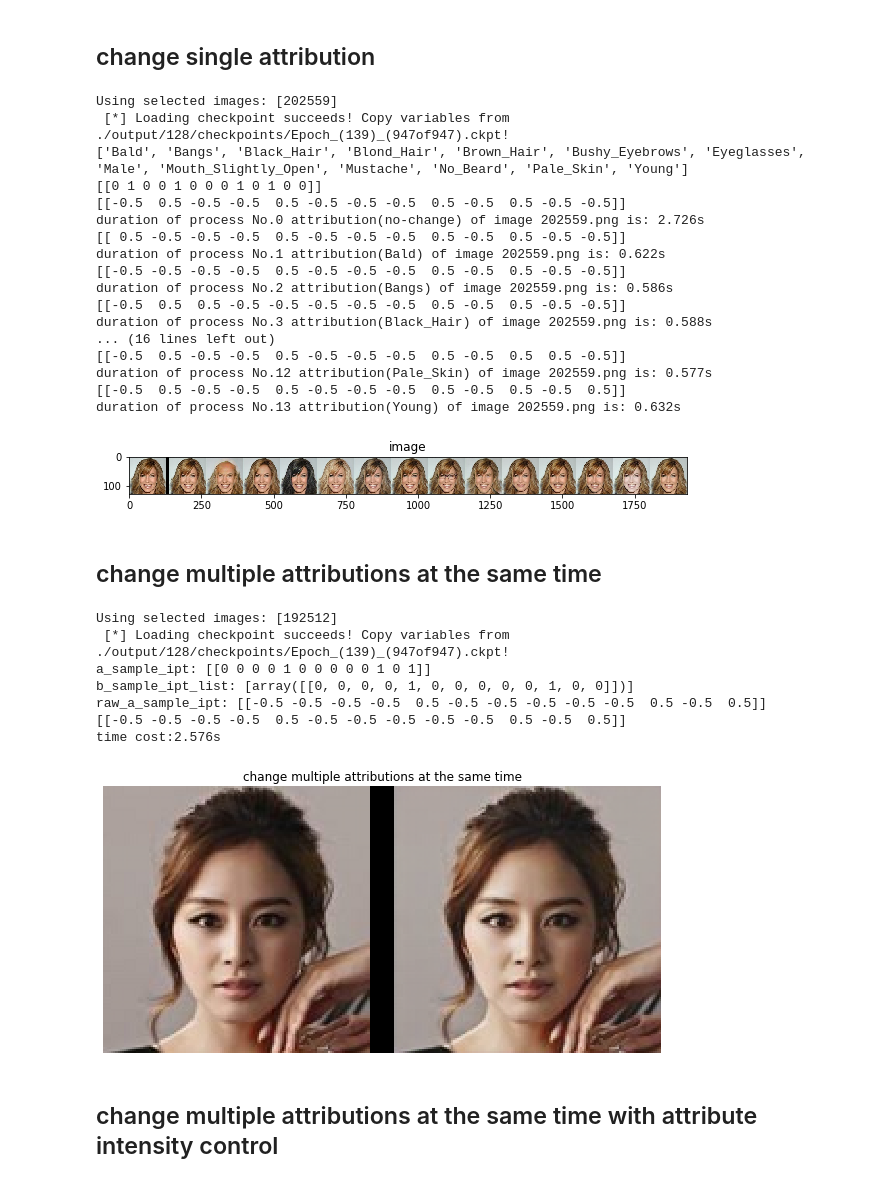
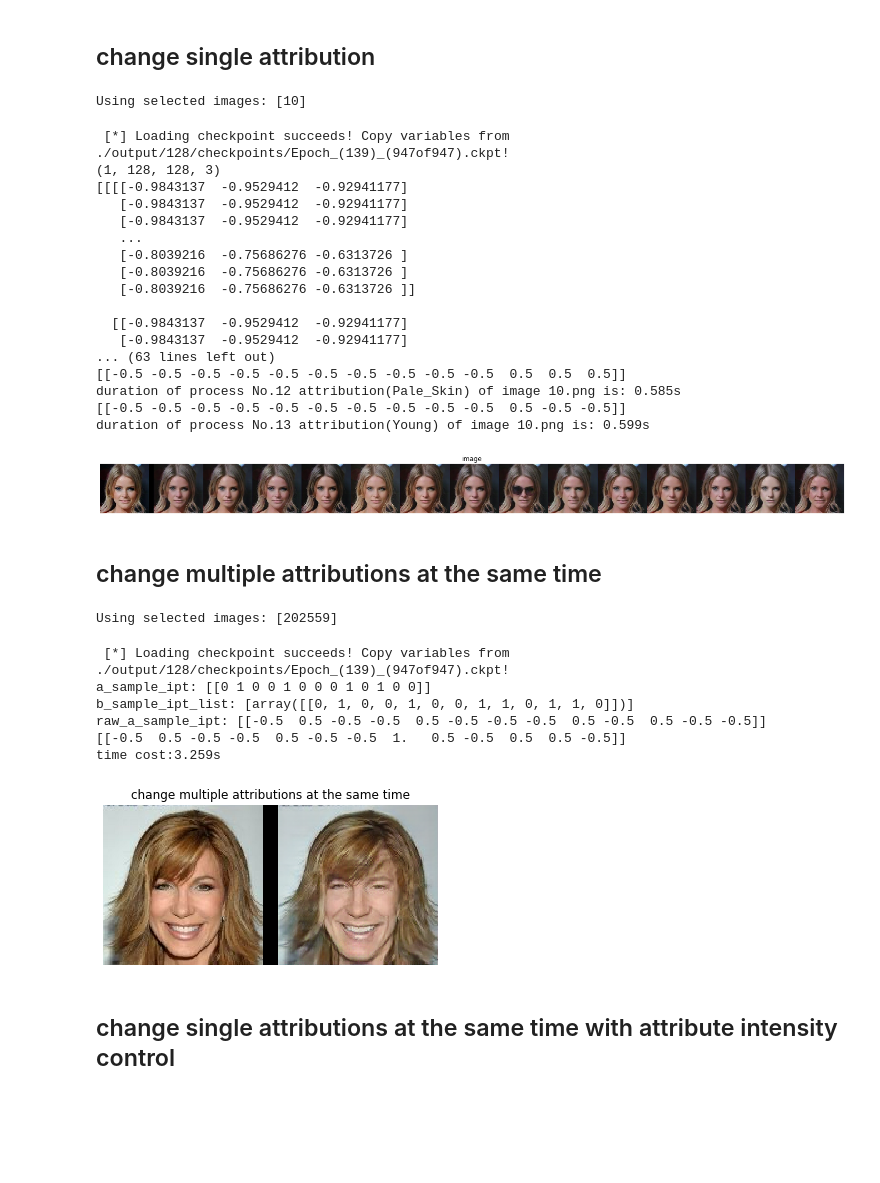
Before and after one commit to ElephantGit/STGAN, a Jupyter notebook: face_edit.ipynb, the cells around one changed output. Saved outputs shown, nothing was run; the diff lists cells and outputs as text; code cells hidden in the pictures; blank space fills up the shorter version.

```diff
--- a/face_edit.ipynb
+++ b/face_edit.ipynb
@@ -74,7 +74,7 @@ thres_int = args['thres_int']
 # 'Mouth_Slightly_Open', 'Mustache', 'No_Beard', 'Pale_Skin', 'Young'
 
 test_slides = False
-img = [202559]
+img = [10]
 test_int = 1.0
 print('Using selected images:', img)
 
@@ -118,7 +118,8 @@ for idx, batch in enumerate(te_data):
     xa_sample_ipt = batch[0]
     a_sample_ipt = batch[1]
     b_sample_ipt_list = [a_sample_ipt.copy() for _ in range(1)]
-    print(atts)
+    print(xa_sample_ipt.shape)
+    print(xa_sample_ipt)
 
     for i in range(len(atts)):
         tmp = np.array(a_sample_ipt, copy=True)
@@ -127,55 +128,55 @@ for idx, batch in enumerate(te_data):
         # print('2:', tmp)
         tmp = data.Celeba.check_attribute_conflict(tmp, atts[i], atts)
         # print('3:', tmp)
         b_sample_ipt_list.append(tmp)
 
     x_sample_opt_list = [xa_sample_ipt, np.full((1, img_size, img_size // 10, 3), -1.0)]
-    print(a_sample_ipt)
     raw_a_sample_ipt = a_sample_ipt.copy()
     raw_a_sample_ipt = (raw_a_sample_ipt * 2 - 1) * thres_int
 
     for i, b_sample_ipt in enumerate(b_sample_ipt_list):
         _b_sample_ipt = (b_sample_ipt * 2 - 1) * thres_int
         if i > 0:
             _b_sample_ipt[..., i - 1] = _b_sample_ipt[..., i - 1] * test_int
         print(_b_sample_ipt)
         start_time = time.time()
         x_sample_opt_list.append(sess.run(x_sample, feed_dict={xa_sample: xa_sample_ipt,
                                                                _b_sample: _b_sample_ipt,
                                                                raw_b_sample: raw_a_sample_ipt}))
         duration = time.time() - start_time
         print('duration of process No.{} attribution({}) of image {}.png is: {:.3f}s'.format(i,
                                                                                         'no-change' if i == 0 else atts[i - 1],
                                                                                         idx + 182638 if img is None else img[idx],
                                                                                         duration))
     sample = np.concatenate(x_sample_opt_list, 2)
     img = Image.fromarray(to_range(sample.squeeze(0), 0, 255, np.uint8))
-    # imshow(img,'InitialMagnification', 'fit')
+
+    pylab.rcParams['figure.figsize'] = (25.0, 15.0)
     plt.imshow(img)
-    plt.axis('on')
+    plt.axis('off')
     plt.title('image')
     plt.show()
     img.show()
-    img.save('111.jpg')
 # %% [output]
-Using selected images: [202559]
- [*] Loading checkpoint succeeds! Copy variables from ./output/128/checkpoints/Epoch_(139)_(947of947).ckpt!
-['Bald', 'Bangs', 'Black_Hair', 'Blond_Hair', 'Brown_Hair', 'Bushy_Eyebrows', 'Eyeglasses', 'Male', 'Mouth_Slightly_Open', 'Mustache', 'No_Beard', 'Pale_Skin', 'Young']
-[[0 1 0 0 1 0 0 0 1 0 1 0 0]]
-[[-0.5  0.5 -0.5 -0.5  0.5 -0.5 -0.5 -0.5  0.5 -0.5  0.5 -0.5 -0.5]]
-duration of process No.0 attribution(no-change) of image 202559.png is: 2.726s
-[[ 0.5 -0.5 -0.5 -0.5  0.5 -0.5 -0.5 -0.5  0.5 -0.5  0.5 -0.5 -0.5]]
-duration of process No.1 attribution(Bald) of image 202559.png is: 0.622s
-[[-0.5 -0.5 -0.5 -0.5  0.5 -0.5 -0.5 -0.5  0.5 -0.5  0.5 -0.5 -0.5]]
-duration of process No.2 attribution(Bangs) of image 202559.png is: 0.586s
-[[-0.5  0.5  0.5 -0.5 -0.5 -0.5 -0.5 -0.5  0.5 -0.5  0.5 -0.5 -0.5]]
-duration of process No.3 attribution(Black_Hair) of image 202559.png is: 0.588s
-... (16 lines left out)
-[[-0.5  0.5 -0.5 -0.5  0.5 -0.5 -0.5 -0.5  0.5 -0.5  0.5  0.5 -0.5]]
-duration of process No.12 attribution(Pale_Skin) of image 202559.png is: 0.577s
-[[-0.5  0.5 -0.5 -0.5  0.5 -0.5 -0.5 -0.5  0.5 -0.5  0.5 -0.5  0.5]]
-duration of process No.13 attribution(Young) of image 202559.png is: 0.632s
+Using selected images: [10]
+ [*] Loading checkpoint succeeds! Copy variables from ./output/128/checkpoints/Epoch_(139)_(947of947).ckpt!
+(1, 128, 128, 3)
+[[[[-0.9843137  -0.9529412  -0.92941177]
+   [-0.9843137  -0.9529412  -0.92941177]
+   [-0.9843137  -0.9529412  -0.92941177]
+   ...
+   [-0.8039216  -0.75686276 -0.6313726 ]
+   [-0.8039216  -0.75686276 -0.6313726 ]
+   [-0.8039216  -0.75686276 -0.6313726 ]]
+
+  [[-0.9843137  -0.9529412  -0.92941177]
+   [-0.9843137  -0.9529412  -0.92941177]
+... (63 lines left out)
+[[-0.5 -0.5 -0.5 -0.5 -0.5 -0.5 -0.5 -0.5 -0.5 -0.5  0.5  0.5  0.5]]
+duration of process No.12 attribution(Pale_Skin) of image 10.png is: 0.585s
+[[-0.5 -0.5 -0.5 -0.5 -0.5 -0.5 -0.5 -0.5 -0.5 -0.5  0.5 -0.5 -0.5]]
+duration of process No.13 attribution(Young) of image 10.png is: 0.599s
-[figure, old version]
+[figure, new version]
 # %% [markdown]
 ## change multiple attributions at the same time
 # %%
@@ -183,9 +184,9 @@ duration of process No.13 attribution(Young) of image 202559.png is: 0.632s
 # 'Bald', 'Bangs', 'Black_Hair', 'Blond_Hair', 'Brown_Hair', 'Bushy_Eyebrows', 'Eyeglasses', 'Male',
 # 'Mouth_Slightly_Open', 'Mustache', 'No_Beard', 'Pale_Skin', 'Young'
 
-test_atts = ['Young']
-test_intens = [-1.0]
-img = [192512]
+test_atts = ['Male', 'Pale_Skin']
+test_intens = [2.0, 1.0]
+img = [202559]
 print('Using selected images:', img)
 
 # ==============================================================================
@@ -262,23 +263,23 @@ for idx, batch in enumerate(te_data):
     sample = np.concatenate(x_sample_opt_list, 2)
     img = Image.fromarray(to_range(sample.squeeze(0), 0, 255, np.uint8))
 
-    pylab.rcParams['figure.figsize'] = (10.0, 5.0)
+    pylab.rcParams['figure.figsize'] = (6.0, 3.0)
     plt.imshow(img)
     plt.axis('off')
     plt.title('change multiple attributions at the same time')
     plt.show()
     # img.show()
 # %% [output]
-Using selected images: [192512]
- [*] Loading checkpoint succeeds! Copy variables from ./output/128/checkpoints/Epoch_(139)_(947of947).ckpt!
-a_sample_ipt: [[0 0 0 0 1 0 0 0 0 0 1 0 1]]
-b_sample_ipt_list: [array([[0, 0, 0, 0, 1, 0, 0, 0, 0, 0, 1, 0, 0]])]
-raw_a_sample_ipt: [[-0.5 -0.5 -0.5 -0.5  0.5 -0.5 -0.5 -0.5 -0.5 -0.5  0.5 -0.5  0.5]]
-[[-0.5 -0.5 -0.5 -0.5  0.5 -0.5 -0.5 -0.5 -0.5 -0.5  0.5 -0.5  0.5]]
-time cost:2.576s
+Using selected images: [202559]
+ [*] Loading checkpoint succeeds! Copy variables from ./output/128/checkpoints/Epoch_(139)_(947of947).ckpt!
+a_sample_ipt: [[0 1 0 0 1 0 0 0 1 0 1 0 0]]
+b_sample_ipt_list: [array([[0, 1, 0, 0, 1, 0, 0, 1, 1, 0, 1, 1, 0]])]
+raw_a_sample_ipt: [[-0.5  0.5 -0.5 -0.5  0.5 -0.5 -0.5 -0.5  0.5 -0.5  0.5 -0.5 -0.5]]
+[[-0.5  0.5 -0.5 -0.5  0.5 -0.5 -0.5  1.   0.5 -0.5  0.5  0.5 -0.5]]
+time cost:3.259s
-[figure, old version]
+[figure, new version]
 # %% [markdown]
-## change multiple attributions at the same time with attribute intensity control
+## change single attributions at the same time with attribute intensity control
 # %%
 # change multiple attributions at the same time attribute intensity control
 # 'Bald', 'Bangs', 'Black_Hair', 'Blond_Hair', 'Brown_Hair', 'Bushy_Eyebrows', 'Eyeglasses', 'Male',
```
Also changed, not shown: parts of 4 cells of this notebook, 6 other files.
